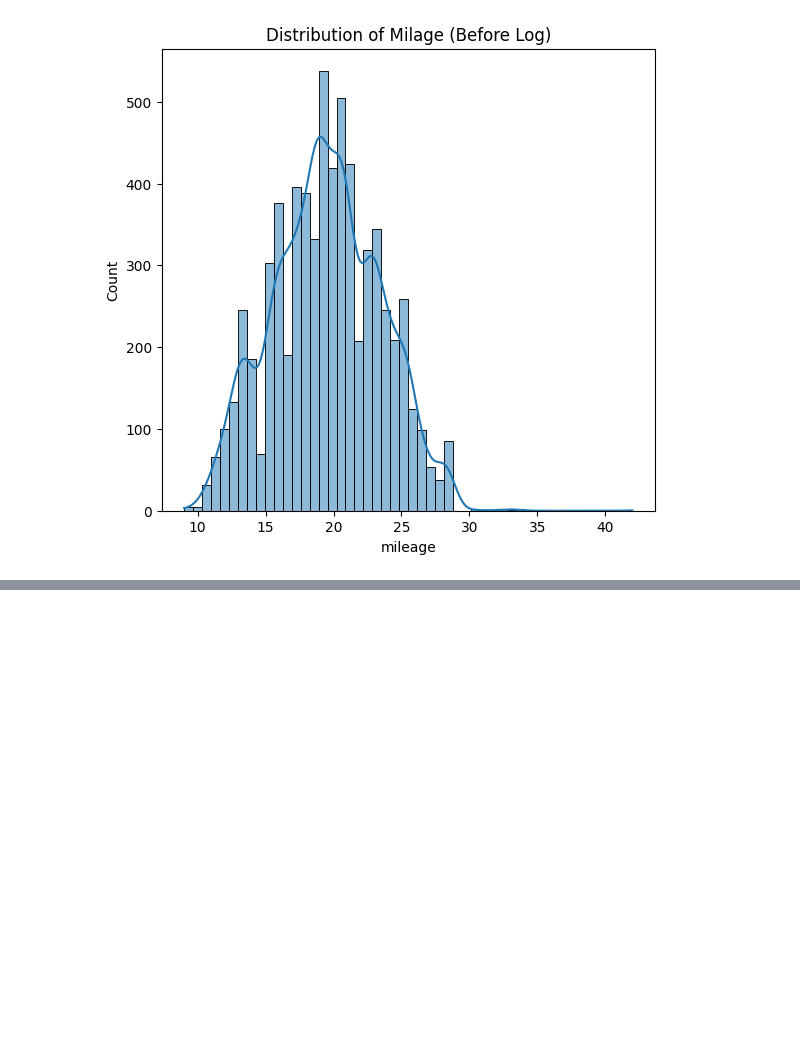
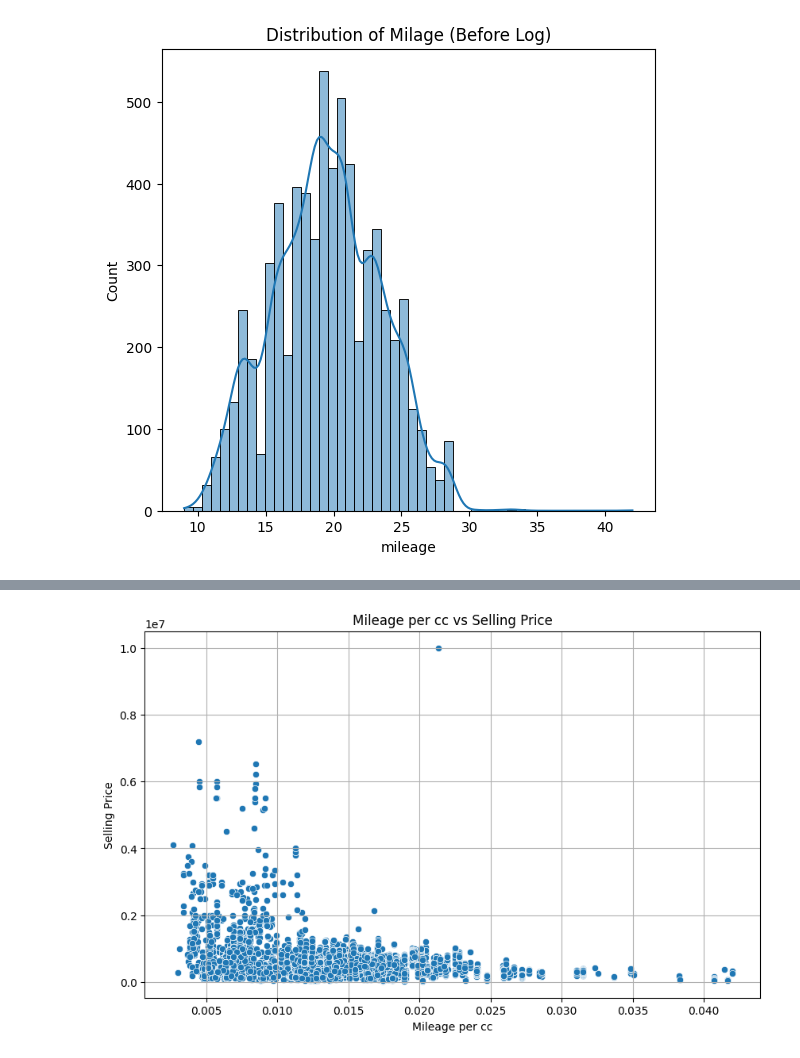
Before and after one commit to aryyyn/ml-car-price-predictor, a Jupyter notebook: EDA/analysis.ipynb, the cells around one changed output, grey strips where cells are left out. Drawn from its saved outputs; the diff is of its cells as text; code cells hidden in the pictures; blank space fills up the shorter version.

```diff
--- a/EDA/analysis.ipynb
+++ b/EDA/analysis.ipynb
@@ -107,0 +108,13 @@ plt.show()
+# %%
+df['mileage_per_cc'] = df['mileage'] / df['engine'] #high value = small, efficient engine and low value = bigger and powerful engine
+#This helps in capturing economy vs performance tradeoff
+# %%
+plt.figure(figsize=(10, 6))
+sns.scatterplot(x='mileage_per_cc', y='selling_price', data=df)
+plt.title('Mileage per cc vs Selling Price')
+plt.xlabel('Mileage per cc')
+plt.ylabel('Selling Price')
+plt.grid(True)
+plt.show()
+# %% [output]
+[figure, added]
```
Also changed, not shown: parts of 6 cells of this notebook, 3 other files.
